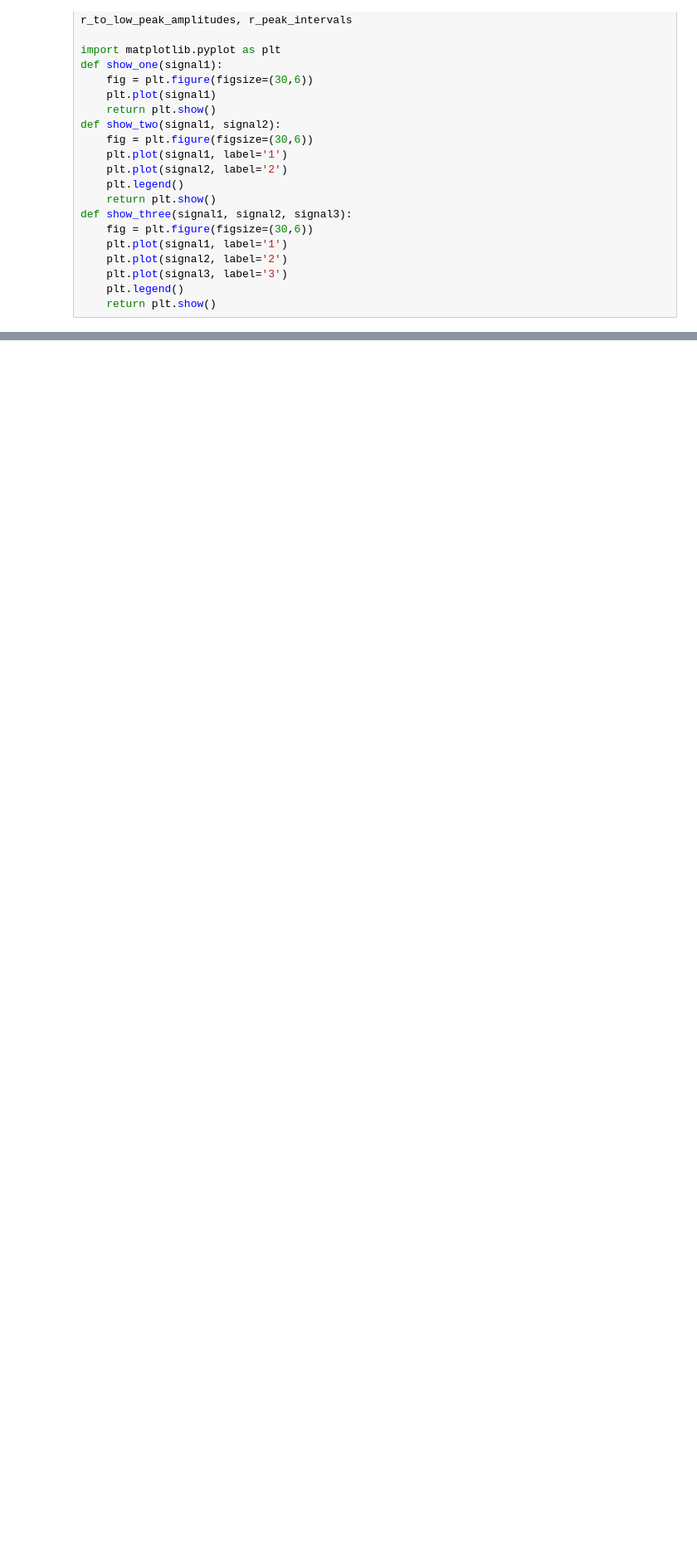
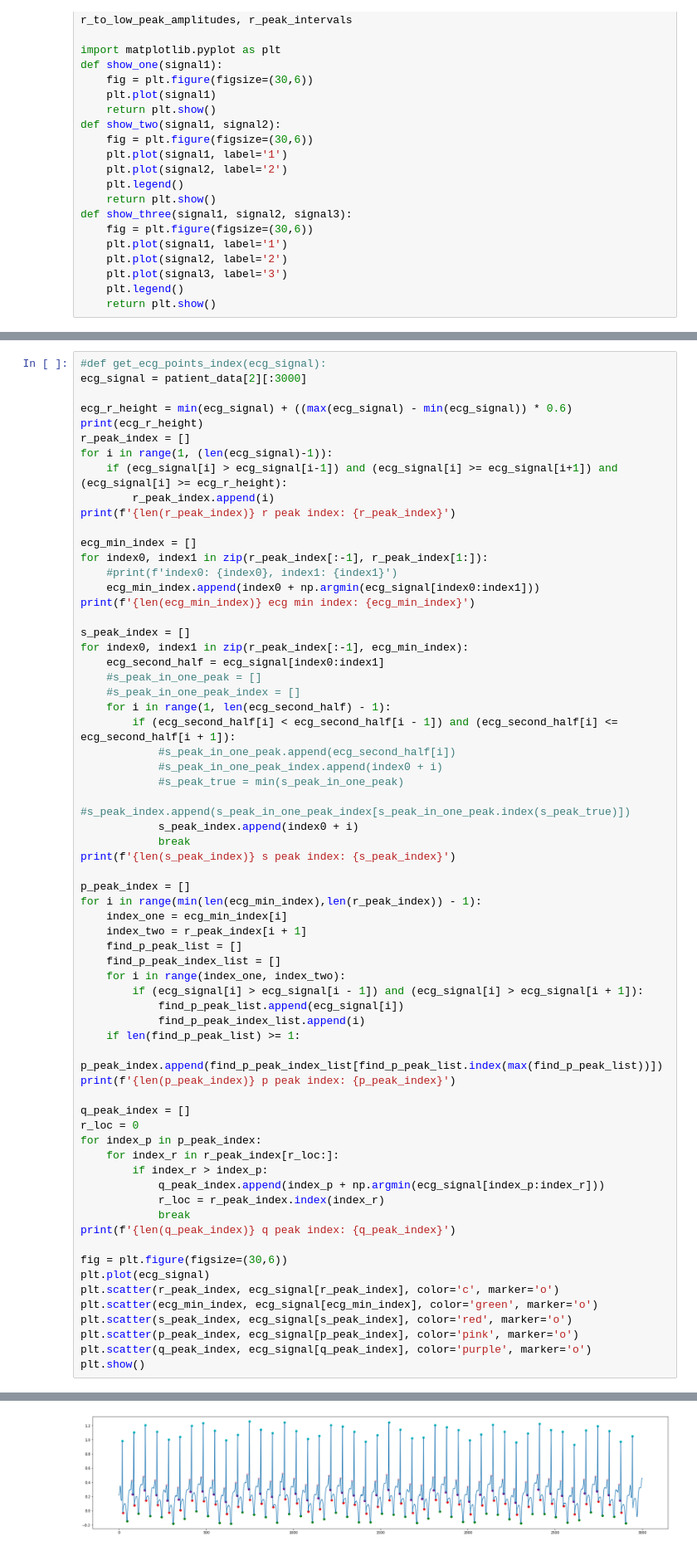
Before and after one commit to YanweiJIN/BP_Model, a Jupyter notebook: Jinyw_code/pytorch_model/30May_reextract_features.ipynb, the cells around one changed output, grey strips where cells are left out. Shown at 83% size. Drawn from its saved outputs; the diff is of its cells as text; blank space fills up the shorter version.

```diff
--- a/Jinyw_code/pytorch_model/30May_reextract_features.ipynb
+++ b/Jinyw_code/pytorch_model/30May_reextract_features.ipynb
@@ -256,0 +319,66 @@ a
+# %%
+#def get_ecg_points_index(ecg_signal):
+ecg_signal = patient_data[2][:3000]
+
+ecg_r_height = min(ecg_signal) + ((max(ecg_signal) - min(ecg_signal)) * 0.6)
+print(ecg_r_height)
+r_peak_index = []
+for i in range(1, (len(ecg_signal)-1)):
+    if (ecg_signal[i] > ecg_signal[i-1]) and (ecg_signal[i] >= ecg_signal[i+1]) and (ecg_signal[i] >= ecg_r_height):
+        r_peak_index.append(i)
+print(f'{len(r_peak_index)} r peak index: {r_peak_index}')
+
+ecg_min_index = []
+for index0, index1 in zip(r_peak_index[:-1], r_peak_index[1:]):
+    #print(f'index0: {index0}, index1: {index1}')
+    ecg_min_index.append(index0 + np.argmin(ecg_signal[index0:index1]))
+print(f'{len(ecg_min_index)} ecg min index: {ecg_min_index}')
+
+s_peak_index = []
+for index0, index1 in zip(r_peak_index[:-1], ecg_min_index):
+    ecg_second_half = ecg_signal[index0:index1]
+    #s_peak_in_one_peak = []
+    #s_peak_in_one_peak_index = []
+    for i in range(1, len(ecg_second_half) - 1):
+        if (ecg_second_half[i] < ecg_second_half[i - 1]) and (ecg_second_half[i] <= ecg_second_half[i + 1]):
+            #s_peak_in_one_peak.append(ecg_second_half[i])
+            #s_peak_in_one_peak_index.append(index0 + i)
+            #s_peak_true = min(s_peak_in_one_peak)
+            #s_peak_index.append(s_peak_in_one_peak_index[s_peak_in_one_peak.index(s_peak_true)])
+            s_peak_index.append(index0 + i)
+            break
+print(f'{len(s_peak_index)} s peak index: {s_peak_index}')
+
+p_peak_index = []
+for i in range(min(len(ecg_min_index),len(r_peak_index)) - 1):
+    index_one = ecg_min_index[i]
+    index_two = r_peak_index[i + 1]
+    find_p_peak_list = []
+    find_p_peak_index_list = []
+    for i in range(index_one, index_two):
+        if (ecg_signal[i] > ecg_signal[i - 1]) and (ecg_signal[i] > ecg_signal[i + 1]):
+            find_p_peak_list.append(ecg_signal[i])
+            find_p_peak_index_list.append(i)
+    if len(find_p_peak_list) >= 1:
+        p_peak_index.append(find_p_peak_index_list[find_p_peak_list.index(max(find_p_peak_list))])
+print(f'{len(p_peak_index)} p peak index: {p_peak_index}')
+
+q_peak_index = []
+r_loc = 0
+for index_p in p_peak_index:
+    for index_r in r_peak_index[r_loc:]:
+        if index_r > index_p:
+            q_peak_index.append(index_p + np.argmin(ecg_signal[index_p:index_r]))
+            r_loc = r_peak_index.index(index_r)
+            break
+print(f'{len(q_peak_index)} q peak index: {q_peak_index}')
+
+fig = plt.figure(figsize=(30,6))
+plt.plot(ecg_signal)
+plt.scatter(r_peak_index, ecg_signal[r_peak_index], color='c', marker='o')
+plt.scatter(ecg_min_index, ecg_signal[ecg_min_index], color='green', marker='o')
+plt.scatter(s_peak_index, ecg_signal[s_peak_index], color='red', marker='o')
+plt.scatter(p_peak_index, ecg_signal[p_peak_index], color='pink', marker='o')
+plt.scatter(q_peak_index, ecg_signal[q_peak_index], color='purple', marker='o')
+plt.show()
+# %% [output]
@@ -256,0 +391 @@ a
+[figure, added]
```
Also changed, not shown: parts of 11 cells of this notebook, 8 other files.
